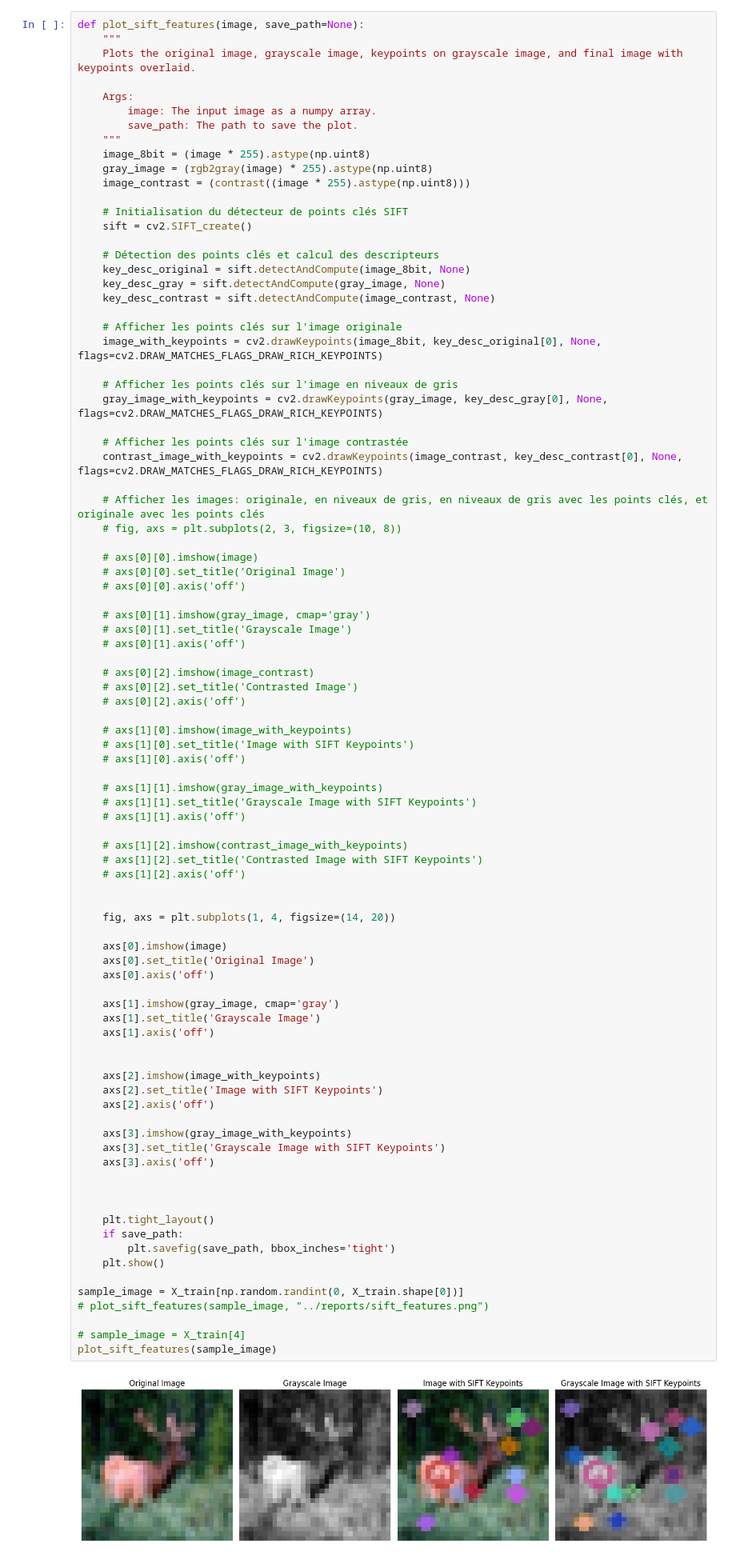
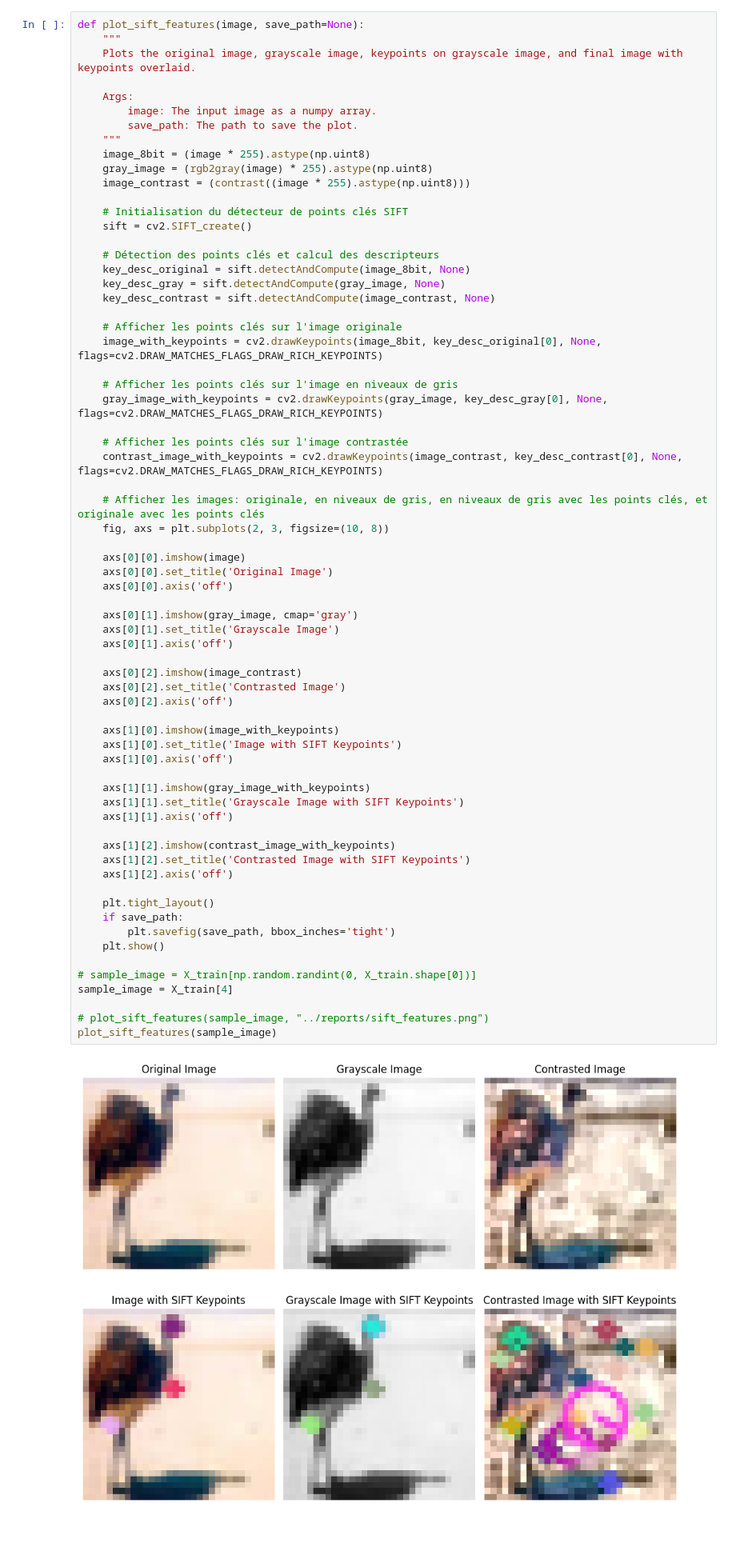
Before and after one commit to nicolas-bock/cifar_mlrf, a Jupyter notebook: notebooks/verif_steps.ipynb, the cells around one changed output. Shown at 80% size. Cells and saved outputs as stored; diff of their text form; blank space fills up the shorter version.

```diff
--- a/notebooks/verif_steps.ipynb
+++ b/notebooks/verif_steps.ipynb
@@ -887,78 +891,56 @@ def plot_sift_features(image, save_path=None):
     # Détection des points clés et calcul des descripteurs
     key_desc_original = sift.detectAndCompute(image_8bit, None)
     key_desc_gray = sift.detectAndCompute(gray_image, None)
     key_desc_contrast = sift.detectAndCompute(image_contrast, None)
 
     # Afficher les points clés sur l'image originale
     image_with_keypoints = cv2.drawKeypoints(image_8bit, key_desc_original[0], None, flags=cv2.DRAW_MATCHES_FLAGS_DRAW_RICH_KEYPOINTS)
 
     # Afficher les points clés sur l'image en niveaux de gris
     gray_image_with_keypoints = cv2.drawKeypoints(gray_image, key_desc_gray[0], None, flags=cv2.DRAW_MATCHES_FLAGS_DRAW_RICH_KEYPOINTS)
 
     # Afficher les points clés sur l'image contrastée
     contrast_image_with_keypoints = cv2.drawKeypoints(image_contrast, key_desc_contrast[0], None, flags=cv2.DRAW_MATCHES_FLAGS_DRAW_RICH_KEYPOINTS)
 
     # Afficher les images: originale, en niveaux de gris, en niveaux de gris avec les points clés, et originale avec les points clés
-    # fig, axs = plt.subplots(2, 3, figsize=(10, 8))
+    fig, axs = plt.subplots(2, 3, figsize=(10, 8))
 
-    # axs[0][0].imshow(image)
-    # axs[0][0].set_title('Original Image')
-    # axs[0][0].axis('off')
+    axs[0][0].imshow(image)
+    axs[0][0].set_title('Original Image')
+    axs[0][0].axis('off')
 
-    # axs[0][1].imshow(gray_image, cmap='gray')
-    # axs[0][1].set_title('Grayscale Image')
-    # axs[0][1].axis('off')
+    axs[0][1].imshow(gray_image, cmap='gray')
+    axs[0][1].set_title('Grayscale Image')
+    axs[0][1].axis('off')
 
-    # axs[0][2].imshow(image_contrast)
-    # axs[0][2].set_title('Contrasted Image')
-    # axs[0][2].axis('off')
+    axs[0][2].imshow(image_contrast)
+    axs[0][2].set_title('Contrasted Image')
+    axs[0][2].axis('off')
 
-    # axs[1][0].imshow(image_with_keypoints)
-    # axs[1][0].set_title('Image with SIFT Keypoints')
-    # axs[1][0].axis('off')
+    axs[1][0].imshow(image_with_keypoints)
+    axs[1][0].set_title('Image with SIFT Keypoints')
+    axs[1][0].axis('off')
 
-    # axs[1][1].imshow(gray_image_with_keypoints)
-    # axs[1][1].set_title('Grayscale Image with SIFT Keypoints')
-    # axs[1][1].axis('off')
+    axs[1][1].imshow(gray_image_with_keypoints)
+    axs[1][1].set_title('Grayscale Image with SIFT Keypoints')
+    axs[1][1].axis('off')
 
-    # axs[1][2].imshow(contrast_image_with_keypoints)
-    # axs[1][2].set_title('Contrasted Image with SIFT Keypoints')
-    # axs[1][2].axis('off')
-
-
-    fig, axs = plt.subplots(1, 4, figsize=(14, 20))
-
-    axs[0].imshow(image)
-    axs[0].set_title('Original Image')
-    axs[0].axis('off')
-
-    axs[1].imshow(gray_image, cmap='gray')
-    axs[1].set_title('Grayscale Image')
-    axs[1].axis('off')
-
-
-    axs[2].imshow(image_with_keypoints)
-    axs[2].set_title('Image with SIFT Keypoints')
-    axs[2].axis('off')
-
-    axs[3].imshow(gray_image_with_keypoints)
-    axs[3].set_title('Grayscale Image with SIFT Keypoints')
-    axs[3].axis('off')
-
-
+    axs[1][2].imshow(contrast_image_with_keypoints)
+    axs[1][2].set_title('Contrasted Image with SIFT Keypoints')
+    axs[1][2].axis('off')
 
     plt.tight_layout()
     if save_path:
         plt.savefig(save_path, bbox_inches='tight')
     plt.show()
 
-sample_image = X_train[np.random.randint(0, X_train.shape[0])]
+# sample_image = X_train[np.random.randint(0, X_train.shape[0])]
+sample_image = X_train[4]
+
 # plot_sift_features(sample_image, "../reports/sift_features.png")
-
-# sample_image = X_train[4]
 plot_sift_features(sample_image)
 # %% [output]
-[figure, old version]
+[figure, new version]
 # %% [markdown]
 #### Corner detection
 # %%
```
Also changed, not shown: parts of 9 cells of this notebook, 18 other files.
